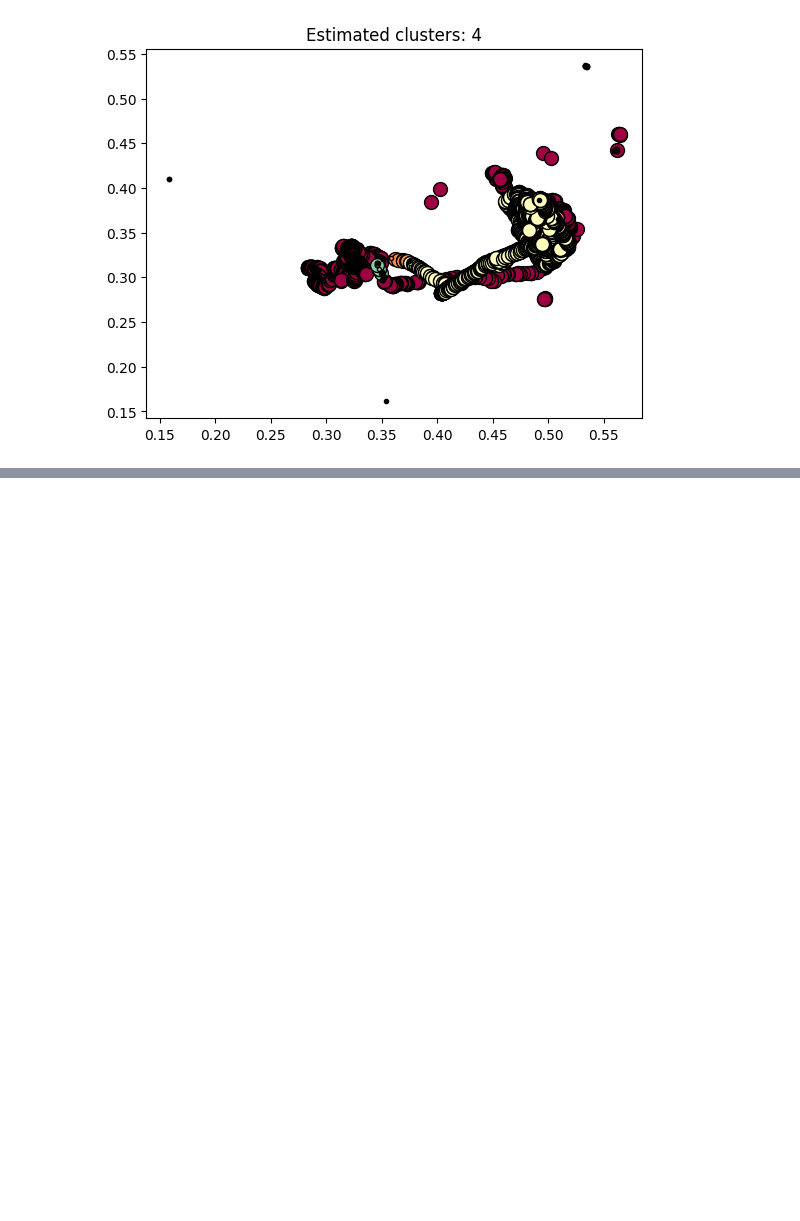
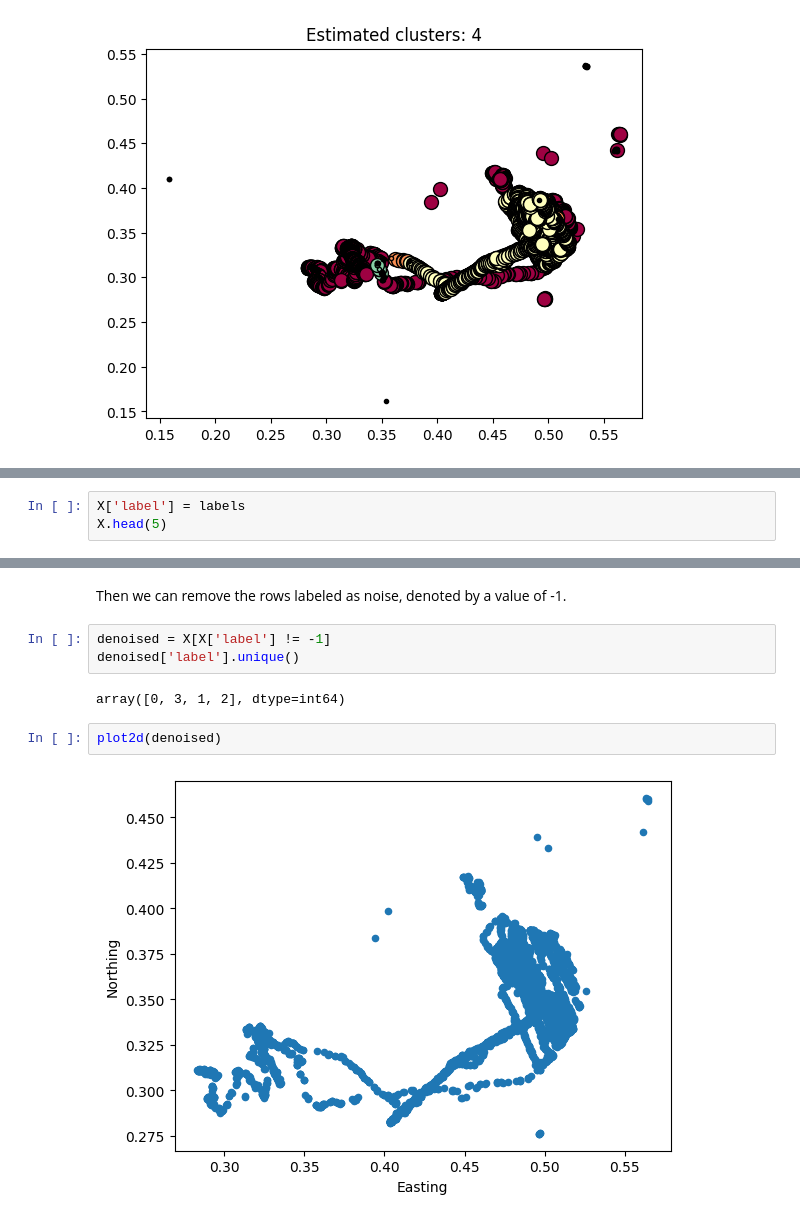
Before and after one commit to daveg1/Honours-Clustering-Telemetry, a Jupyter notebook: Python/dbscan_sgs.ipynb, the cells around one changed output, grey strips where cells are left out. Drawn from its saved outputs; the diff is of its cells as text; blank space fills up the shorter version.

```diff
--- a/Python/dbscan_sgs.ipynb
+++ b/Python/dbscan_sgs.ipynb
@@ -152,0 +152,3 @@ denoised_labels = [k for k in labels if k > -1]
+# %%
+X['label'] = labels
+X.head(5)
@@ -152,0 +162,11 @@ denoised_labels = [k for k in labels if k > -1]
+# %% [markdown]
+Then we can remove the rows labeled as noise, denoted by a value of -1.
+# %%
+denoised = X[X['label'] != -1]
+denoised['label'].unique()
+# %% [output]
+array([0, 3, 1, 2], dtype=int64)
+# %%
+plot2d(denoised)
+# %% [output]
+[figure, added]
```
Also changed, not shown: parts of 4 cells of this notebook, 1 other file.
